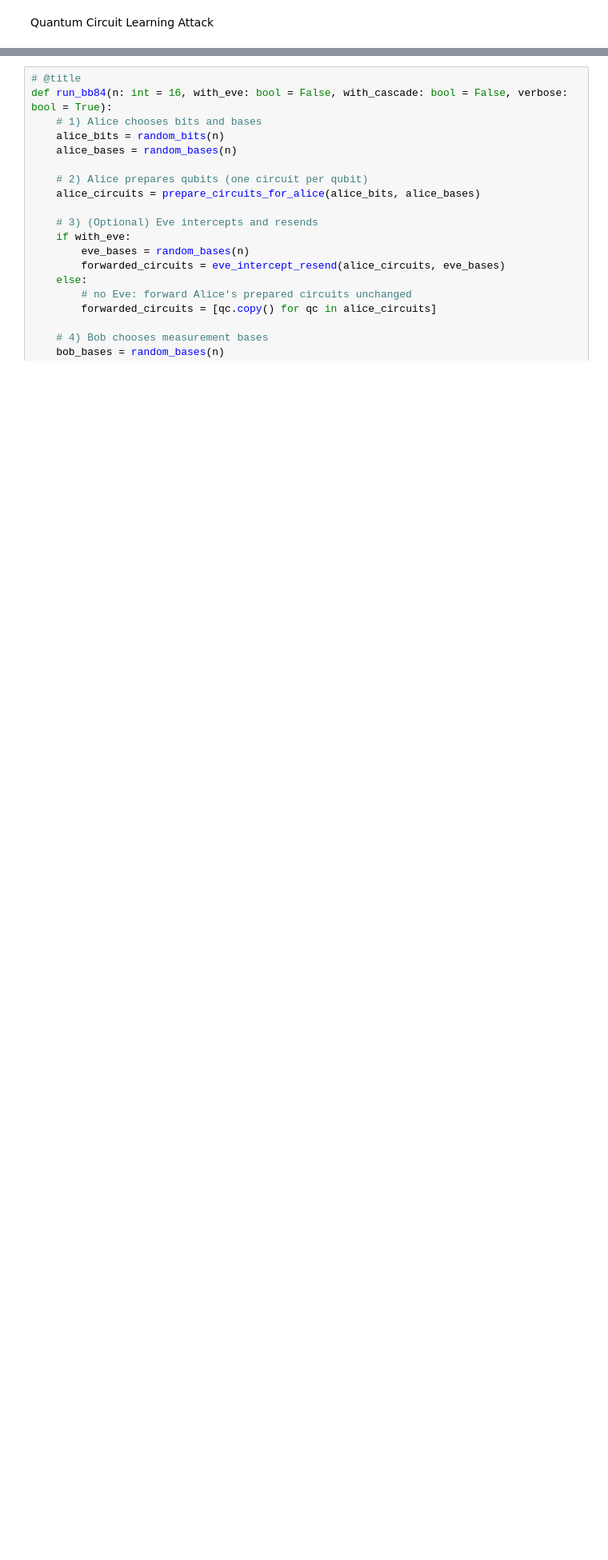
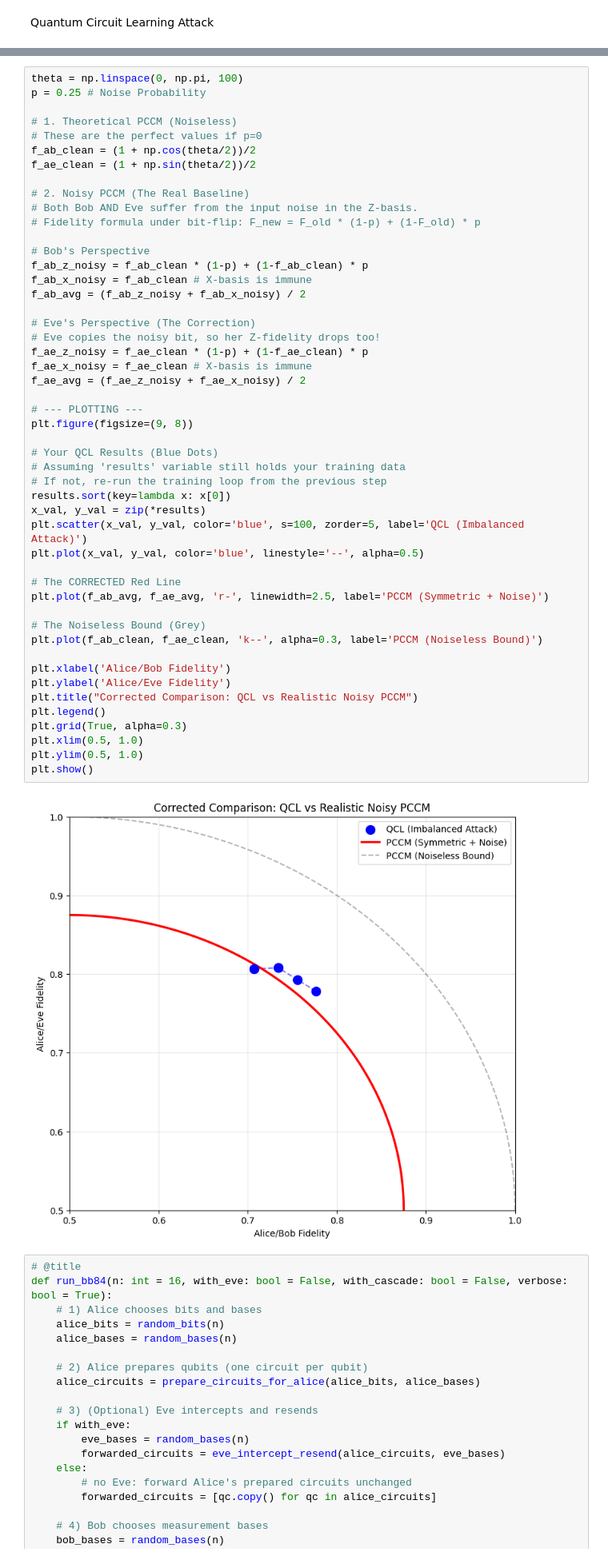
Before and after one commit to EvanD4/FIRE298-QML-Boycott-Superbowl, a Jupyter notebook: QKD with QCL.ipynb, the cells around one changed output, grey strips where cells are left out. Shown: that part at 80% size. Cells and saved outputs as stored; diff of their text form; blank space fills up the shorter version.

```diff
--- a/QKD with QCL.ipynb
+++ b/QKD with QCL.ipynb
@@ -605,3 +1004,54 @@ def plot_pccm_vs_qcl(qcl_results: List[Dict]):
+# %%
+theta = np.linspace(0, np.pi, 100)
+p = 0.25 # Noise Probability
+
+# 1. Theoretical PCCM (Noiseless)
+# These are the perfect values if p=0
+f_ab_clean = (1 + np.cos(theta/2))/2
+f_ae_clean = (1 + np.sin(theta/2))/2
+
+# 2. Noisy PCCM (The Real Baseline)
+# Both Bob AND Eve suffer from the input noise in the Z-basis.
+# Fidelity formula under bit-flip: F_new = F_old * (1-p) + (1-F_old) * p
+
+# Bob's Perspective
+f_ab_z_noisy = f_ab_clean * (1-p) + (1-f_ab_clean) * p
+f_ab_x_noisy = f_ab_clean # X-basis is immune
+f_ab_avg = (f_ab_z_noisy + f_ab_x_noisy) / 2
+
+# Eve's Perspective (The Correction)
+# Eve copies the noisy bit, so her Z-fidelity drops too!
+f_ae_z_noisy = f_ae_clean * (1-p) + (1-f_ae_clean) * p
+f_ae_x_noisy = f_ae_clean # X-basis is immune
+f_ae_avg = (f_ae_z_noisy + f_ae_x_noisy) / 2
+
+# --- PLOTTING ---
+plt.figure(figsize=(9, 8))
+
+# Your QCL Results (Blue Dots)
+# Assuming 'results' variable still holds your training data
+# If not, re-run the training loop from the previous step
+results.sort(key=lambda x: x[0])
+x_val, y_val = zip(*results)
+plt.scatter(x_val, y_val, color='blue', s=100, zorder=5, label='QCL (Imbalanced Attack)')
+plt.plot(x_val, y_val, color='blue', linestyle='--', alpha=0.5)
+
+# The CORRECTED Red Line
+plt.plot(f_ab_avg, f_ae_avg, 'r-', linewidth=2.5, label='PCCM (Symmetric + Noise)')
+
+# The Noiseless Bound (Grey)
+plt.plot(f_ab_clean, f_ae_clean, 'k--', alpha=0.3, label='PCCM (Noiseless Bound)')
+
+plt.xlabel('Alice/Bob Fidelity')
+plt.ylabel('Alice/Eve Fidelity')
+plt.title("Corrected Comparison: QCL vs Realistic Noisy PCCM")
+plt.legend()
+plt.grid(True, alpha=0.3)
+plt.xlim(0.5, 1.0)
+plt.ylim(0.5, 1.0)
+plt.show()
+# %% [output]
+[figure, added]
 # %%
 # @title
 def run_bb84(n: int = 16, with_eve: bool = False, with_cascade: bool = False, verbose: bool = True):
```
Also changed, not shown: parts of 5 cells of this notebook.
